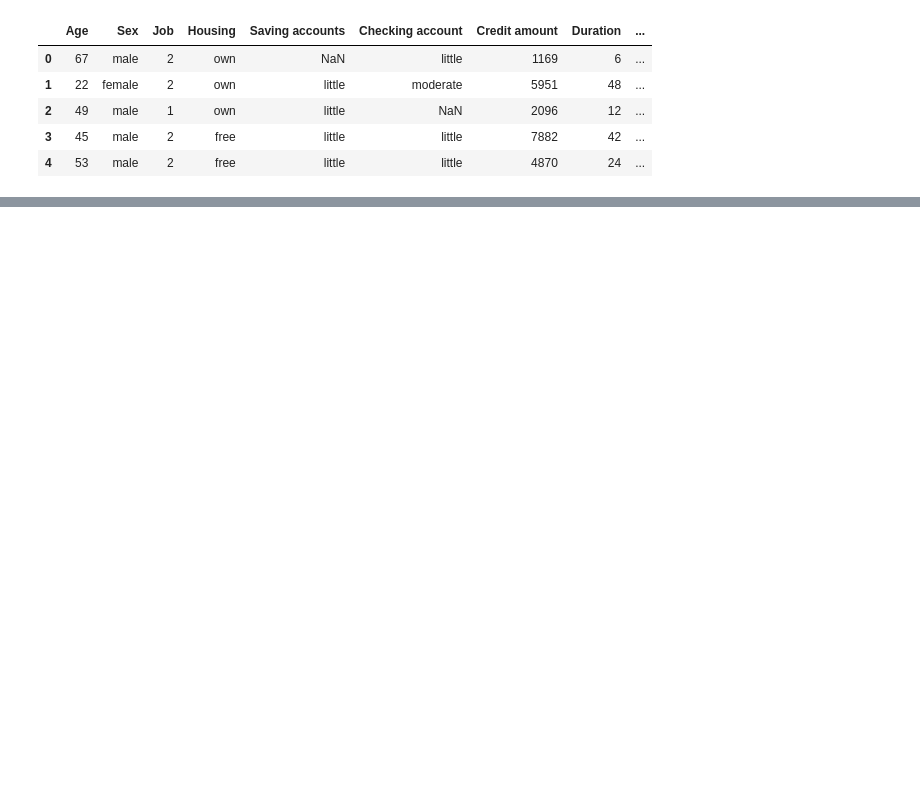
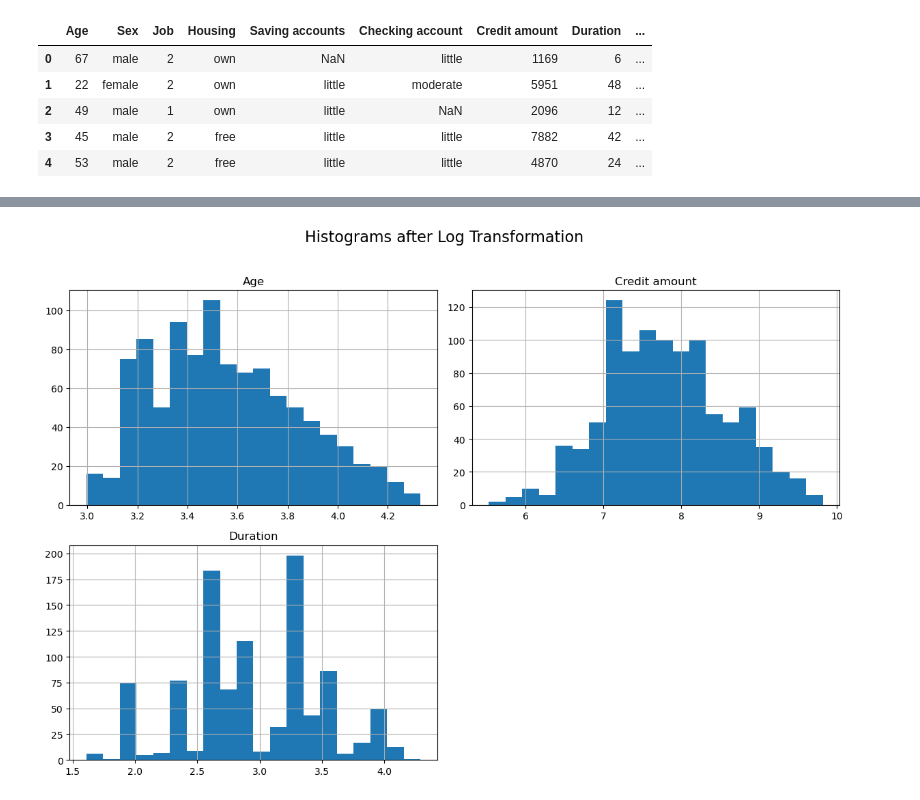
Before and after one commit to VaderSame/German-Credit-Analysis, a Jupyter notebook: Project3-200543129_Semal_Shastri.ipynb, the cells around one changed output, grey strips where cells are left out. Drawn from its saved outputs; the diff is of its cells as text; code cells hidden in the pictures; blank space fills up the shorter version.

```diff
--- a/Project3-200543129_Semal_Shastri.ipynb
+++ b/Project3-200543129_Semal_Shastri.ipynb
@@ -16,0 +240,11 @@ german_credit_dataset.head()
+# %%
+# Apply log transformation to skewed features
+german_credit_dataset[skewed_features] = np.log1p(german_credit_dataset[skewed_features])
+
+# Display histograms after log transformation
+german_credit_dataset[skewed_features].hist(bins=20, figsize=(12,8))
+py.suptitle("Histograms after Log Transformation", y=1.02, size=16)
+py.tight_layout()
+py.show()
+# %% [output]
+[figure, added]
```
Also changed, not shown: parts of 17 cells of this notebook.
